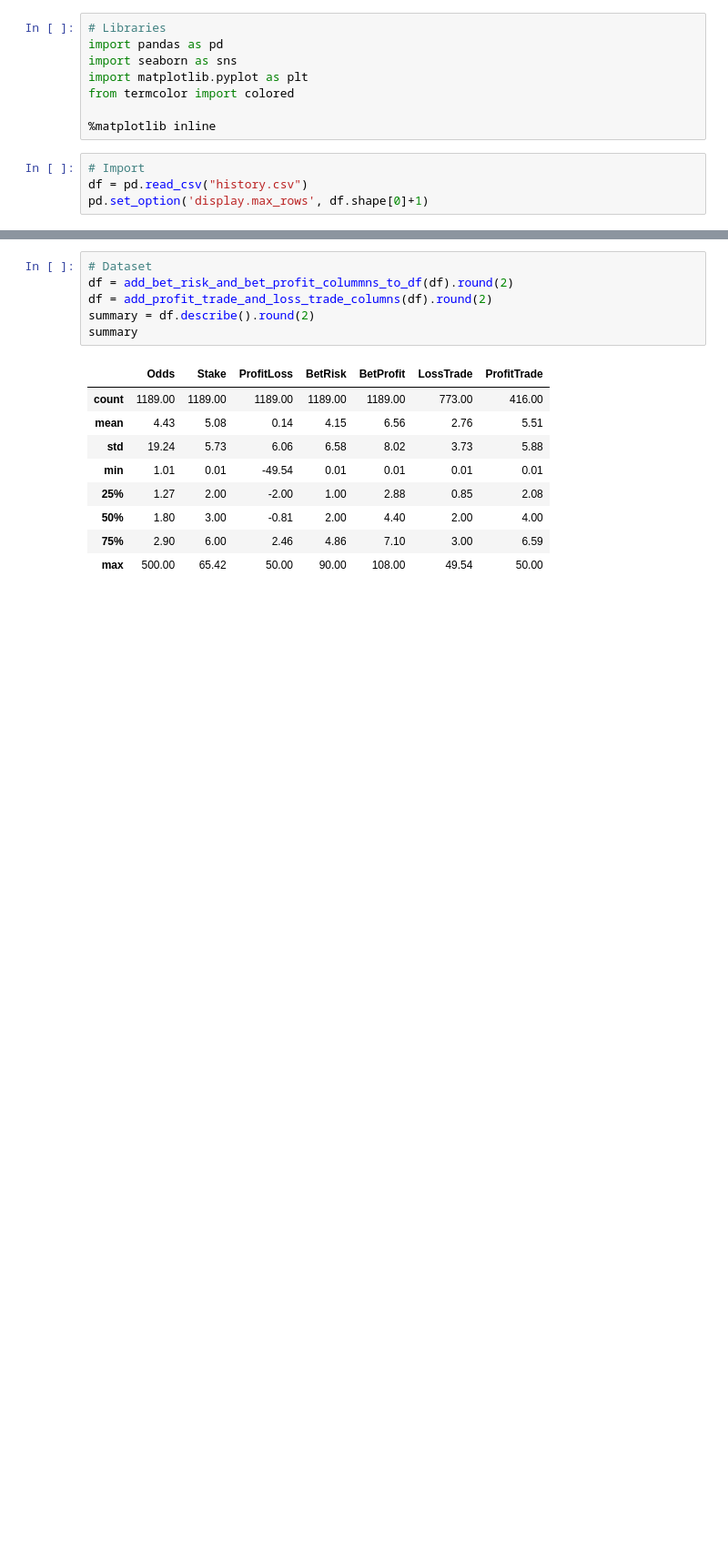
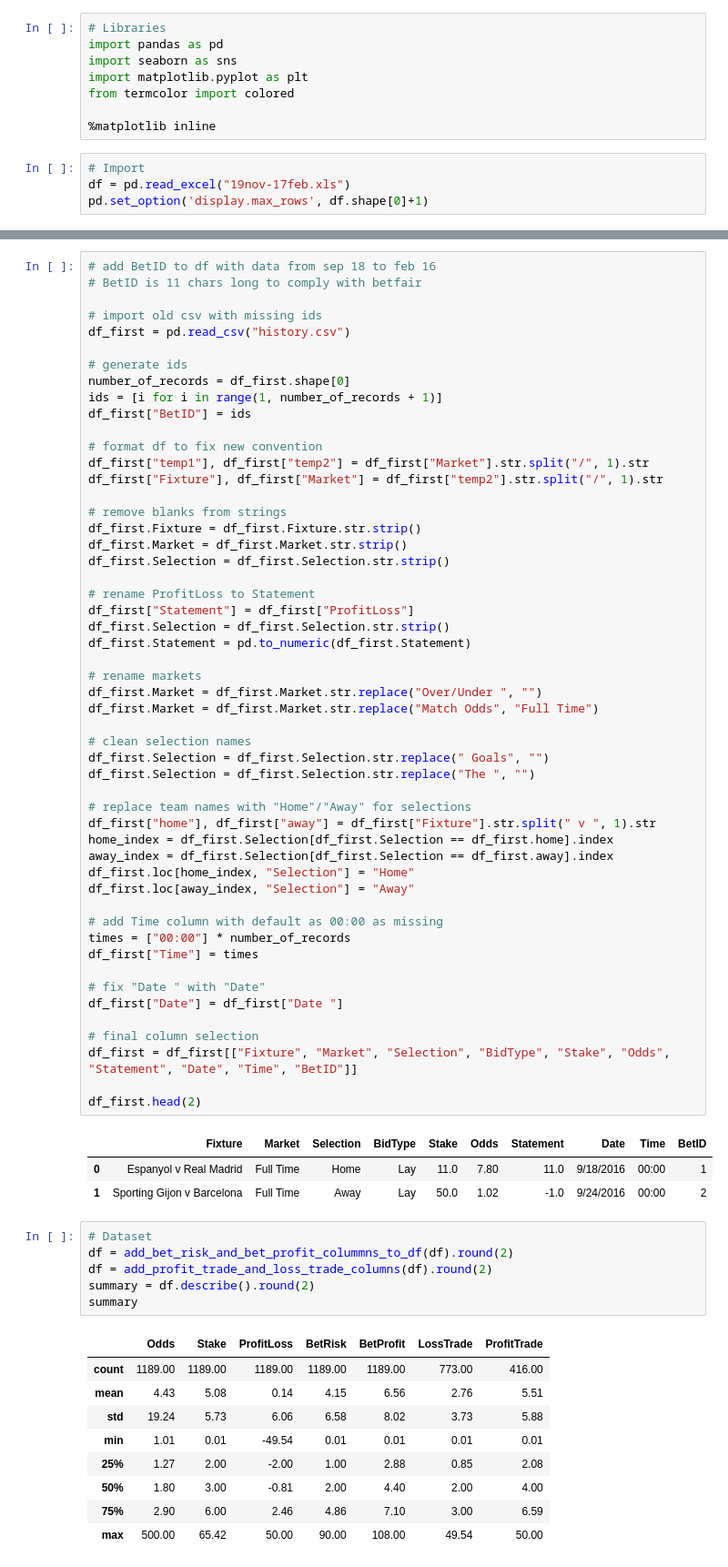
Before and after one commit to antdro/Trading-Performance, a Jupyter notebook: Performance.ipynb, the cells around one changed output, grey strips where cells are left out. Shown at 91% size. Drawn from its saved outputs; the diff is of its cells as text; blank space fills up the shorter version.

Commit message:
add: format csv with sep 18 to feb 16 in line with new convention
- add BetID to df with data from sep 18 to feb 16
- bet id is 11 chars long to comply with betfair

```diff
--- a/Performance.ipynb
+++ b/Performance.ipynb
@@ -8,7 +8,7 @@ from termcolor import colored
 %matplotlib inline
 # %%
 # Import
-df = pd.read_csv("history.csv")
+df = pd.read_excel("19nov-17feb.xls")
 pd.set_option('display.max_rows', df.shape[0]+1)
 # %%
 # Functions
@@ -226,6 +235,62 @@ def find_most_consec_losses_and_wins(df):
         if count_wins > most_consec_wins:
             most_consec_wins = count_wins
     return most_consec_losses, most_consec_wins
+# %%
+# add BetID to df with data from sep 18 to feb 16
+# BetID is 11 chars long to comply with betfair
+
+# import old csv with missing ids
+df_first = pd.read_csv("history.csv")
+
+# generate ids
+number_of_records = df_first.shape[0]
+ids = [i for i in range(1, number_of_records + 1)]
+df_first["BetID"] = ids
+
+# format df to fix new convention
+df_first["temp1"], df_first["temp2"] = df_first["Market"].str.split("/", 1).str
+df_first["Fixture"], df_first["Market"] = df_first["temp2"].str.split("/", 1).str
+
+# remove blanks from strings
+df_first.Fixture = df_first.Fixture.str.strip()
+df_first.Market = df_first.Market.str.strip()
+df_first.Selection = df_first.Selection.str.strip()
+
+# rename ProfitLoss to Statement
+df_first["Statement"] = df_first["ProfitLoss"]
+df_first.Selection = df_first.Selection.str.strip()
+df_first.Statement = pd.to_numeric(df_first.Statement)
+
+# rename markets
+df_first.Market = df_first.Market.str.replace("Over/Under ", "")
+df_first.Market = df_first.Market.str.replace("Match Odds", "Full Time")
+
+# clean selection names
+df_first.Selection = df_first.Selection.str.replace(" Goals", "")
+df_first.Selection = df_first.Selection.str.replace("The ", "")
+
+# replace team names with "Home"/"Away" for selections
+df_first["home"], df_first["away"] = df_first["Fixture"].str.split(" v ", 1).str
+home_index = df_first.Selection[df_first.Selection == df_first.home].index
+away_index = df_first.Selection[df_first.Selection == df_first.away].index
+df_first.loc[home_index, "Selection"] = "Home"
+df_first.loc[away_index, "Selection"] = "Away"
+
+# add Time column with default as 00:00 as missing
+times = ["00:00"] * number_of_records
+df_first["Time"] = times
+
+# fix "Date " with "Date"
+df_first["Date"] = df_first["Date "]
+
+# final column selection
+df_first = df_first[["Fixture", "Market", "Selection", "BidType", "Stake", "Odds", "Statement", "Date", "Time", "BetID"]]
+
+df_first.head(2)
+# %% [output]
+|  | Fixture | Market | Selection | BidType | Stake | Odds | Statement | Date | Time | BetID |
+| 0 | Espanyol v Real Madrid | Full Time | Home | Lay | 11.0 | 7.80 | 11.0 | 9/18/2016 | 00:00 | 1 |
+| 1 | Sporting Gijon v Barcelona | Full Time | Away | Lay | 50.0 | 1.02 | -1.0 | 9/24/2016 | 00:00 | 2 |
 # %%
 # Dataset
 df = add_bet_risk_and_bet_profit_colummns_to_df(df).round(2)
```
Also changed, not shown: parts of 1 cell of this notebook.
